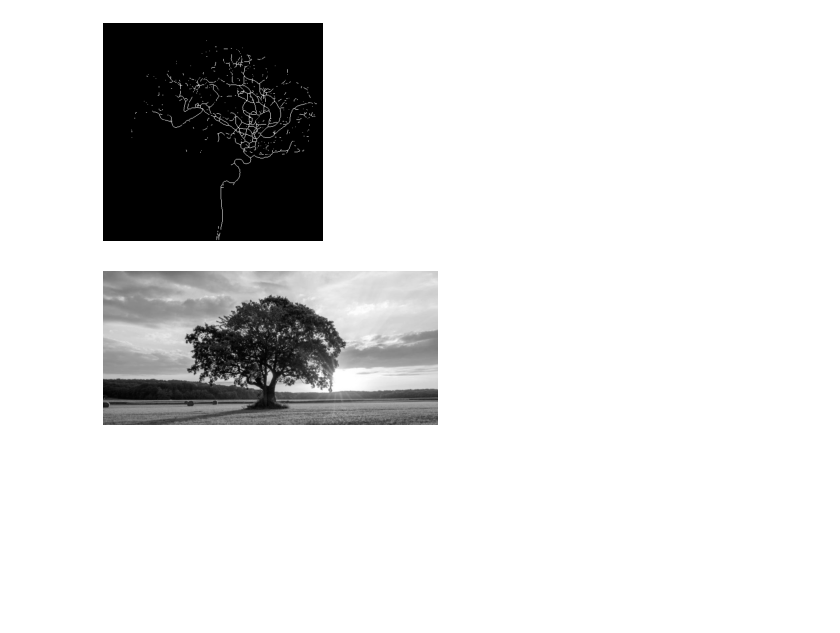
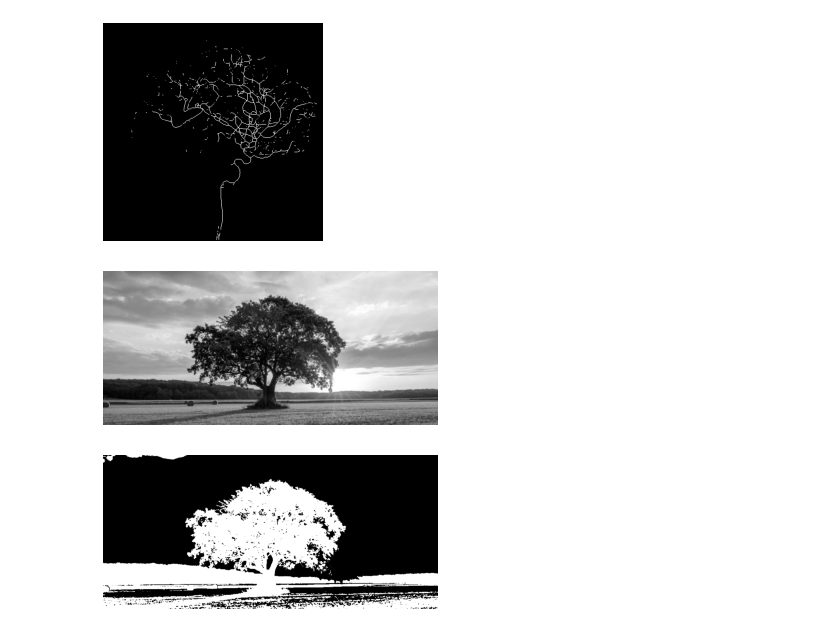
Before and after one commit to jpcano1/ISIS_4825_skimage_last, a Jupyter notebook: Scikit_Image_Final_Bootcamp.ipynb, the cells around one changed output. Cells and saved outputs as stored; diff of their text form; code cells hidden in the pictures; blank space fills up the shorter version.

```diff
--- a/Scikit_Image_Final_Bootcamp.ipynb
+++ b/Scikit_Image_Final_Bootcamp.ipynb
@@ -134,4 +146,8 @@ vis.imshow(arbol_gray)
 thresh = threshold_otsu(arbol_gray)
 # %%
 segmented = (arbol_gray < thresh).astype("uint8")
+# %%
+vis.imshow(segmented)
+# %% [output]
+[figure, added]
 # %%
```
Also changed, not shown: parts of 50 cells of this notebook.
